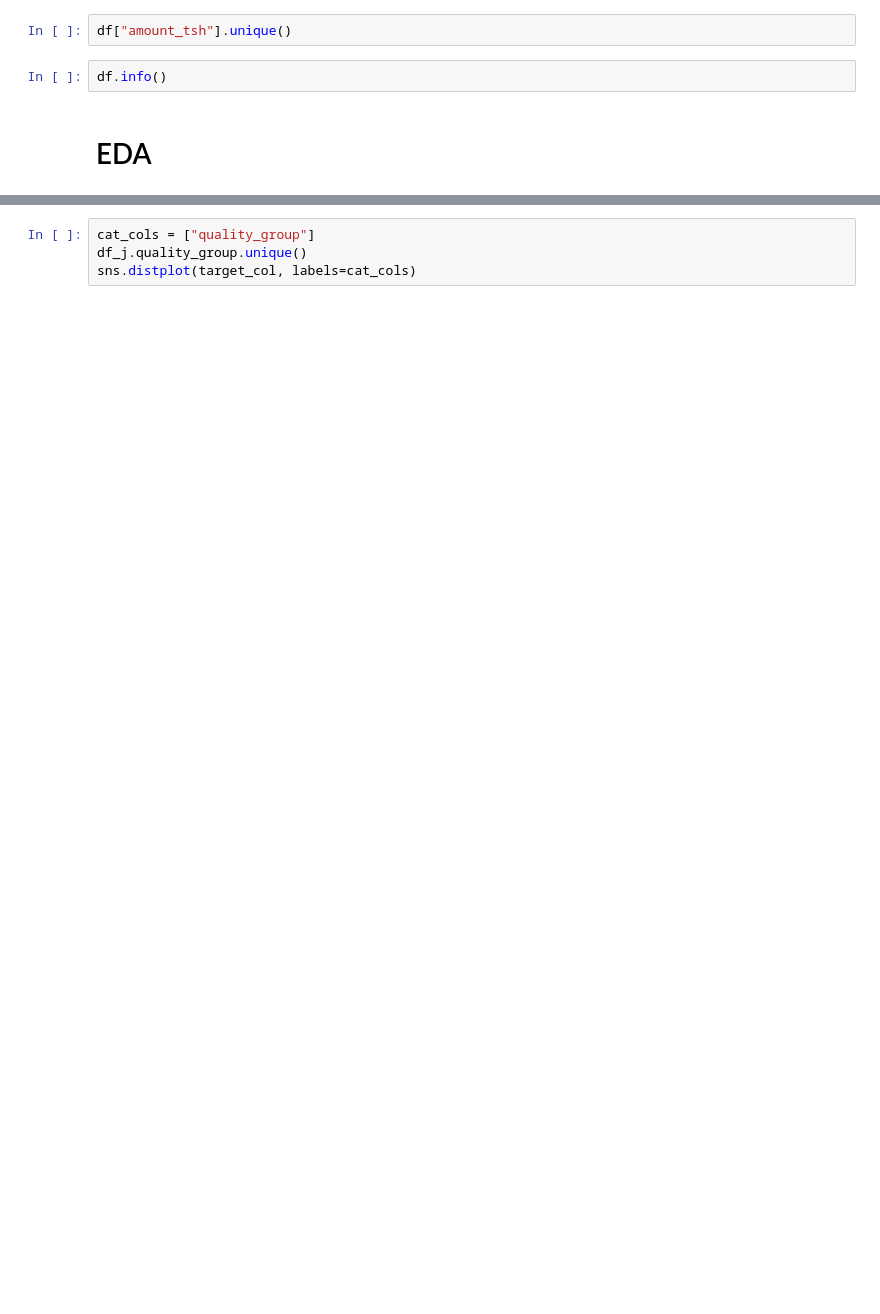
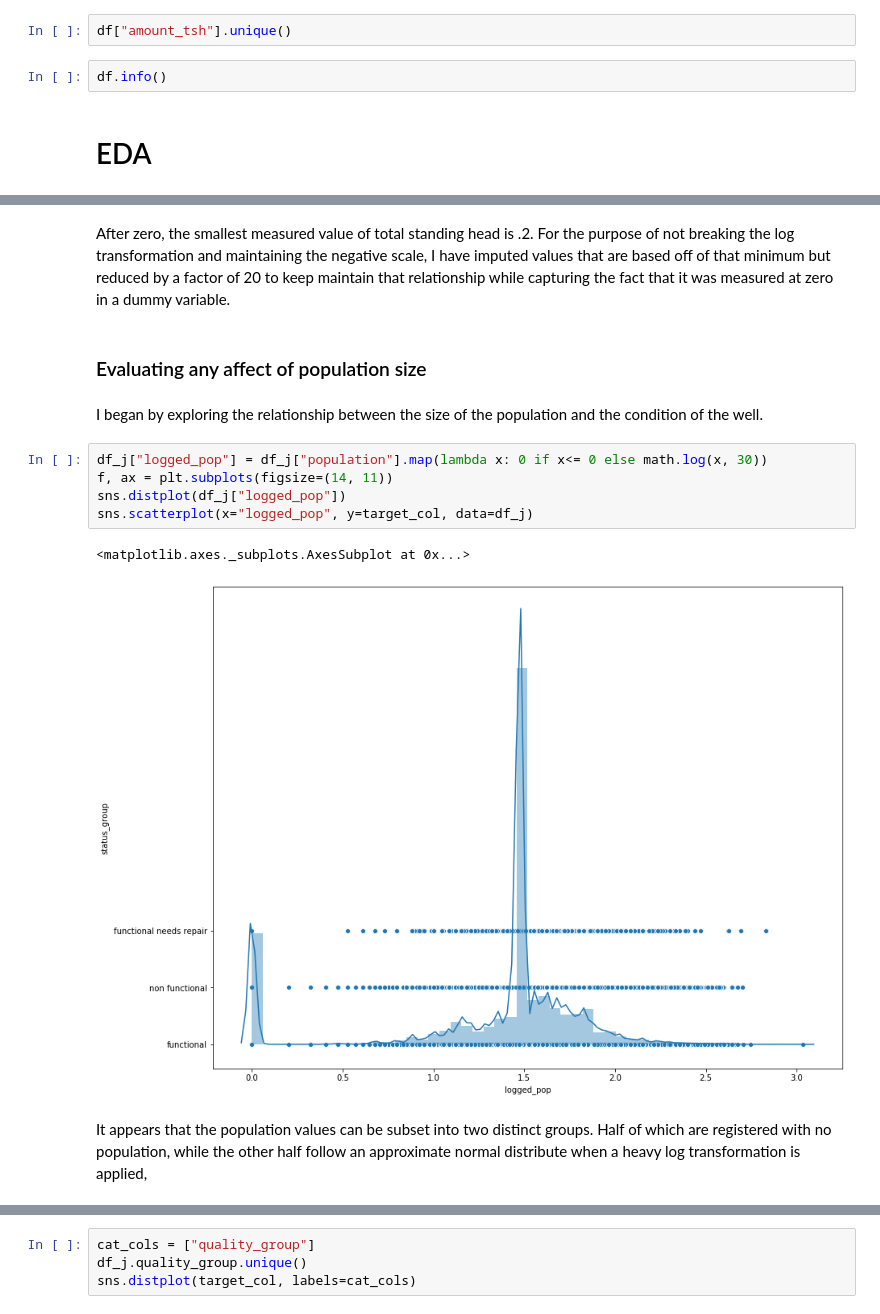
Before and after one commit to coreyryanhanson/tanzania_water_project, a Jupyter notebook: Project_Scratch.ipynb, the cells around one changed output, grey strips where cells are left out. Cells and saved outputs as stored; diff of their text form; blank space fills up the shorter version.

```diff
--- a/Project_Scratch.ipynb
+++ b/Project_Scratch.ipynb
@@ -125,0 +171,16 @@ df.info()
+# %% [markdown]
+After zero, the smallest measured value of total standing head is .2. For the purpose of not breaking the log transformation and maintaining the negative scale, I have imputed values that are based off of that minimum but reduced by a factor of 20 to keep maintain that relationship while capturing the fact that it was measured at zero in a dummy variable.
+# %% [markdown]
+### Evaluating any affect of population size
+# %% [markdown]
+I began by exploring the relationship between the size of the population and the condition of the well.
+# %%
+df_j["logged_pop"] = df_j["population"].map(lambda x: 0 if x<= 0 else math.log(x, 30))
+f, ax = plt.subplots(figsize=(14, 11))
+sns.distplot(df_j["logged_pop"])
+sns.scatterplot(x="logged_pop", y=target_col, data=df_j)
+# %% [output]
+<matplotlib.axes._subplots.AxesSubplot at 0x...>
+[figure, added]
+# %% [markdown]
+It appears that the population values can be subset into two distinct groups. Half of which are registered with no population, while the other half follow an approximate normal distribute when a heavy log transformation is applied,
```
Also changed, not shown: parts of 52 cells of this notebook, 5 other files.
